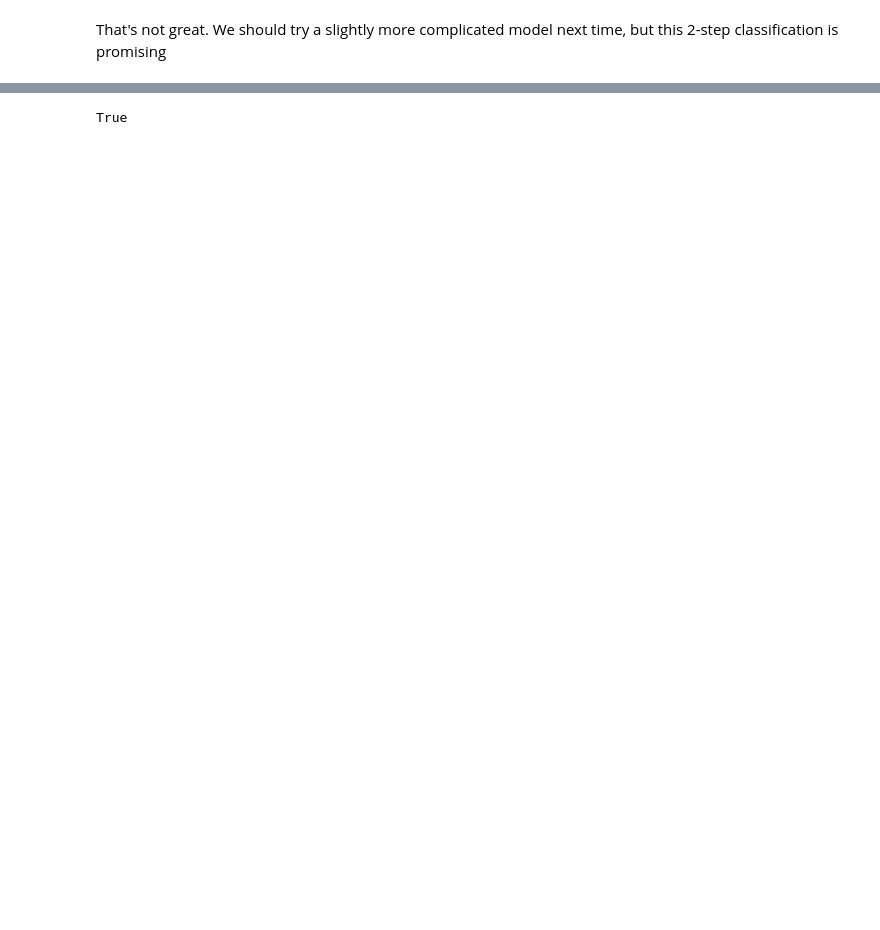
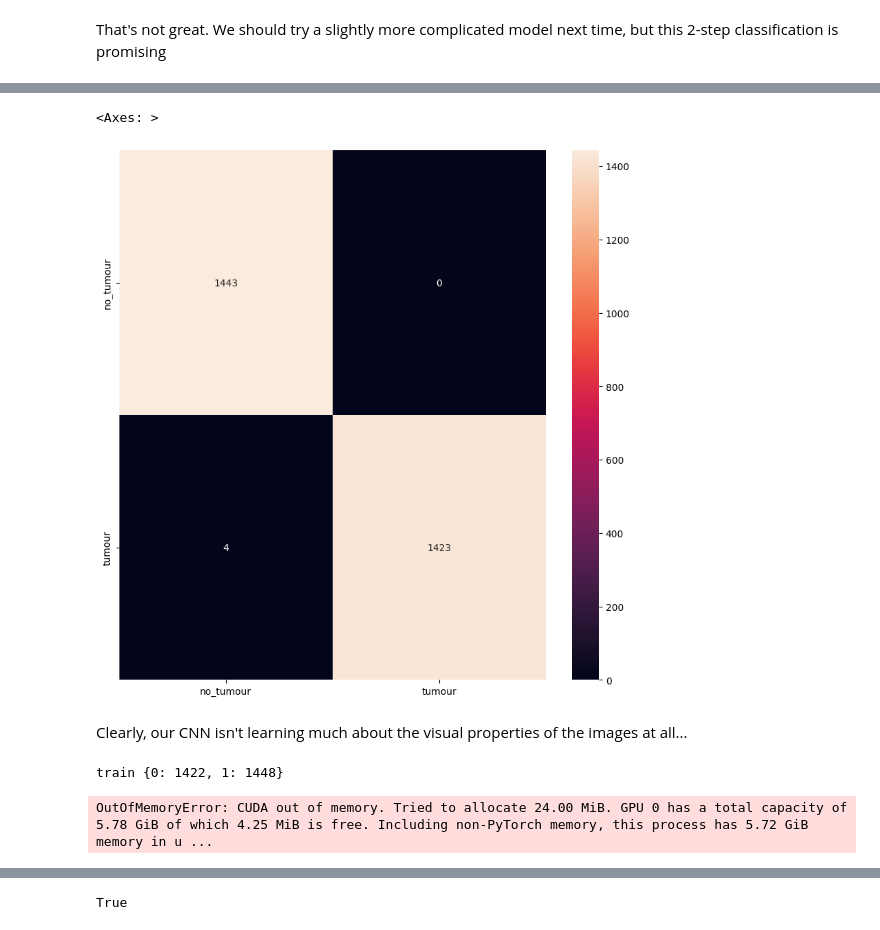
Before and after one commit to heng-le/MRI-classification, a Jupyter notebook: adam_init.ipynb, the cells around one changed output, grey strips where cells are left out. Drawn from its saved outputs; the diff is of its cells as text; code cells hidden in the pictures; blank space fills up the shorter version.

```diff
--- a/adam_init.ipynb
+++ b/adam_init.ipynb
@@ -529,0 +622,20 @@ That's not great. We should try a slightly more complicated model next time, but
+# %%
+# just to be sure, let's plot the confusion matrix for the training set too
+fig, ax = plt.subplots(figsize=(10, 10))
+confusion_matrix = np.zeros((2, 2))
+model_bin_dropout.eval()
+with torch.no_grad():
+    for data, target in train_temp:
+        output = model_bin_dropout(data)
+        _, predicted = torch.max(output, 1)
+        for i in range(len(predicted)):
+            confusion_matrix[target[i]][predicted[i]] += 1
+# convert the confusion matrix to an integer 2d array
+confusion_matrix = confusion_matrix.astype(int)
+classes = ['no_tumour', 'tumour']
+sns.heatmap(confusion_matrix, annot=True, fmt = 'd', xticklabels=classes, yticklabels=classes, ax=ax)
+# %% [output]
+<Axes: >
+[figure, added]
+# %% [markdown]
+Clearly, our CNN isn't learning much about the visual properties of the images at all...
@@ -529,0 +684,29 @@ That's not great. We should try a slightly more complicated model next time, but
+# %%
+# distribution of the classes in the dataset
+class_distribution = {}
+for _, target in train_loader_bin_256:
+    for label in target:
+        if label.item() in class_distribution:
+            class_distribution[label.item()] += 1
+        else:
+            class_distribution[label.item()] = 1
+print("train", class_distribution)
+# %% [output]
+train {0: 1422, 1: 1448}
+# %%
+# move the loaders to the GPU if available
+if torch.cuda.is_available():
+    train_loader_gpu_bin_256 = [(data.to(device), target.to(device)) for data, target in train_loader_bin_256]
+    test_loader_gpu_bin_256 = [(data.to(device), target.to(device)) for data, target in test_loader_bin_256]
+
+# simple CNN model with one convolutional layer and one fully connected layer
+model_bin_256 = nn.Sequential(
+    nn.Conv2d(3, 16, kernel_size=3, stride=1, padding=1),
+    nn.ReLU(),
+    nn.MaxPool2d(2),
+    nn.Flatten(),
+    nn.Linear(16*128*128, 2))
+
+model_bin_256.to(device)
+# %% [output]
+OutOfMemoryError: CUDA out of memory. Tried to allocate 24.00 MiB. GPU 0 has a total capacity of 5.78 GiB of which 4.25 MiB is free. Including non-PyTorch memory, this process has 5.72 GiB memory in u ...
```
Also changed, not shown: parts of 29 cells of this notebook, 1 other file.
